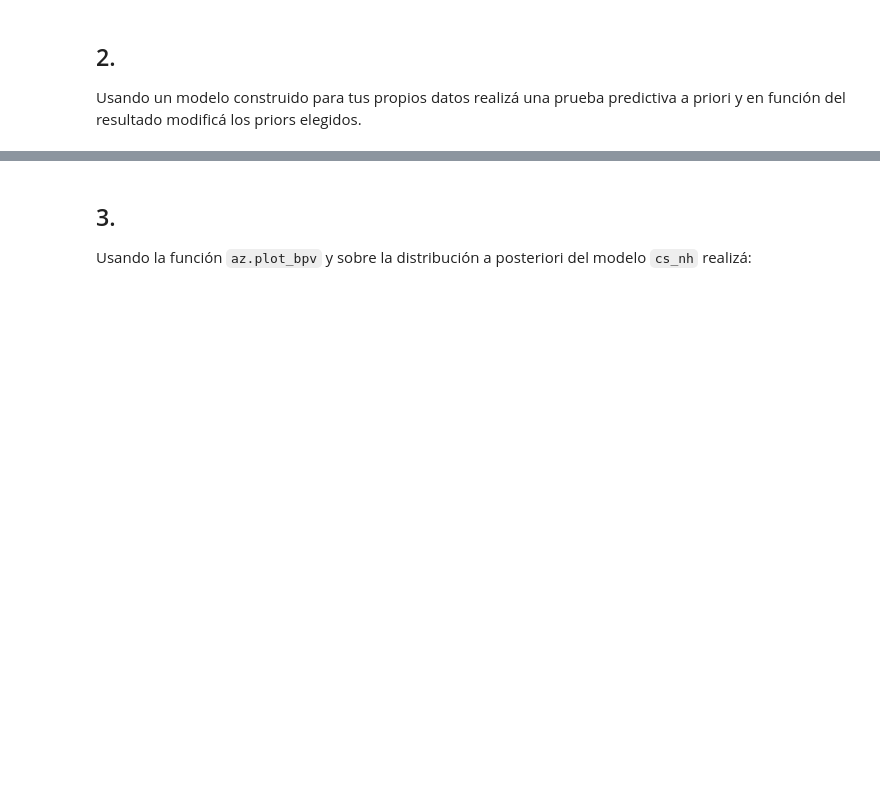
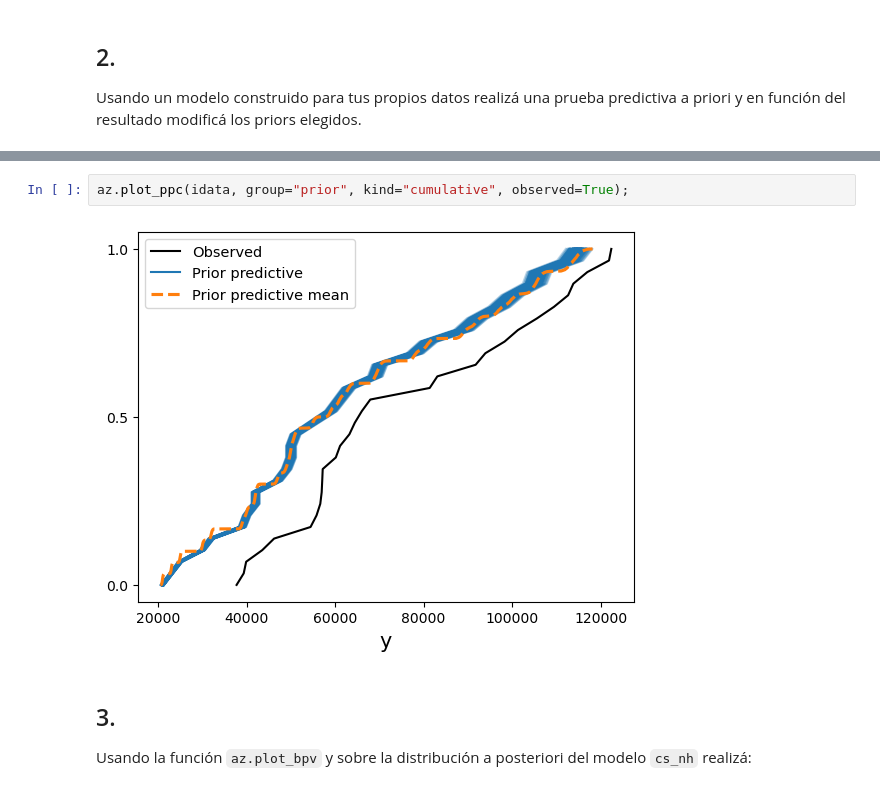
Before and after one commit to nazarenomm/Estadistica-e-Inferencia-2, a Jupyter notebook: ejercicios/ejercicios_04_01_nazareno_magallanes.ipynb, the cells around one changed output, grey strips where cells are left out. Saved outputs shown, nothing was run; the diff lists cells and outputs as text; blank space fills up the shorter version.

```diff
--- a/ejercicios/ejercicios_04_01_nazareno_magallanes.ipynb
+++ b/ejercicios/ejercicios_04_01_nazareno_magallanes.ipynb
@@ -241,3 +186,7 @@ with pm.Model() as model:
+# %%
+az.plot_ppc(idata, group="prior", kind="cumulative", observed=True);
+# %% [output]
+[figure, added]
 # %% [markdown]
 ## 3.
 Usando la función ``az.plot_bpv`` y sobre la distribución a posteriori del modelo ``cs_nh`` realizá:
```
Also changed, not shown: parts of 40 cells of this notebook, 1 other file.
